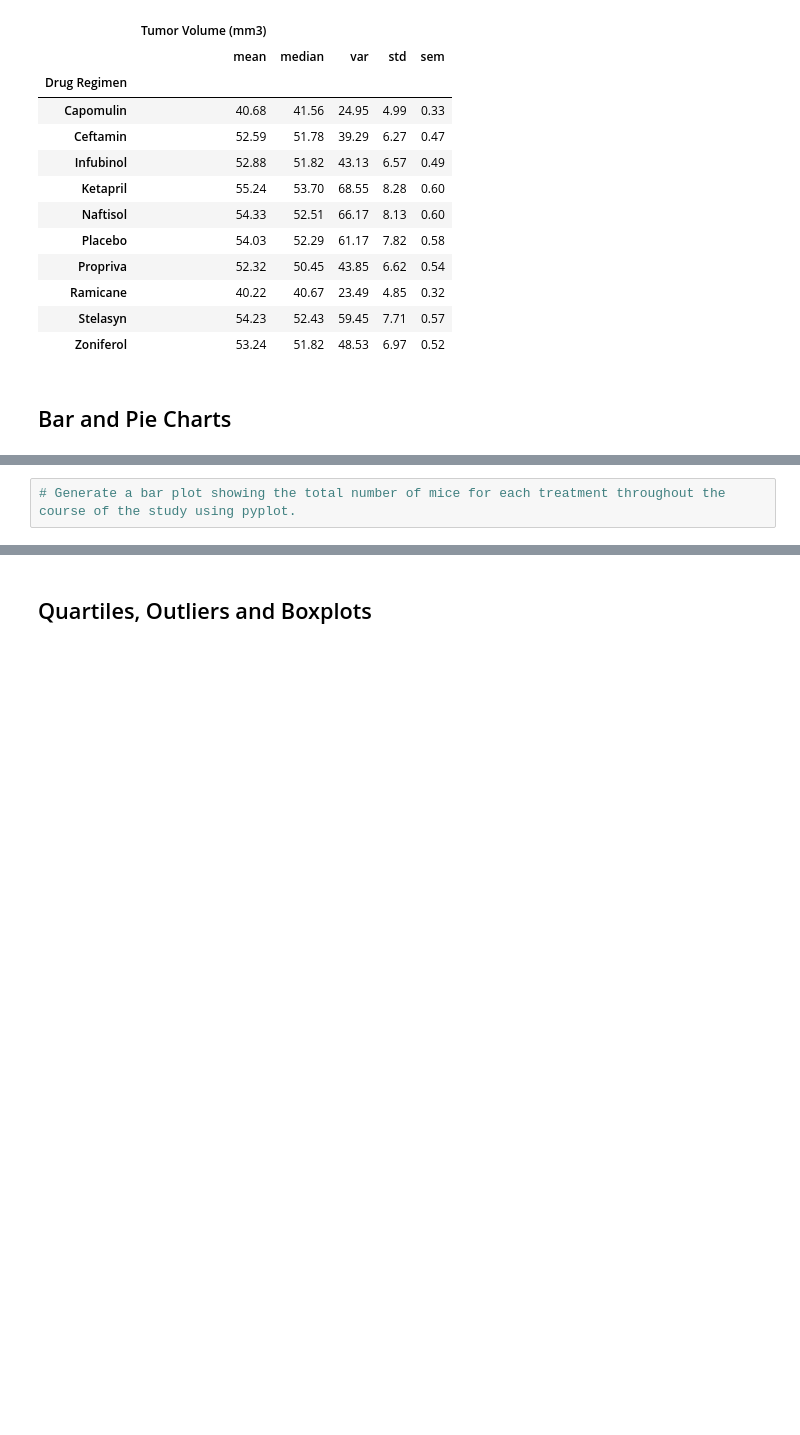
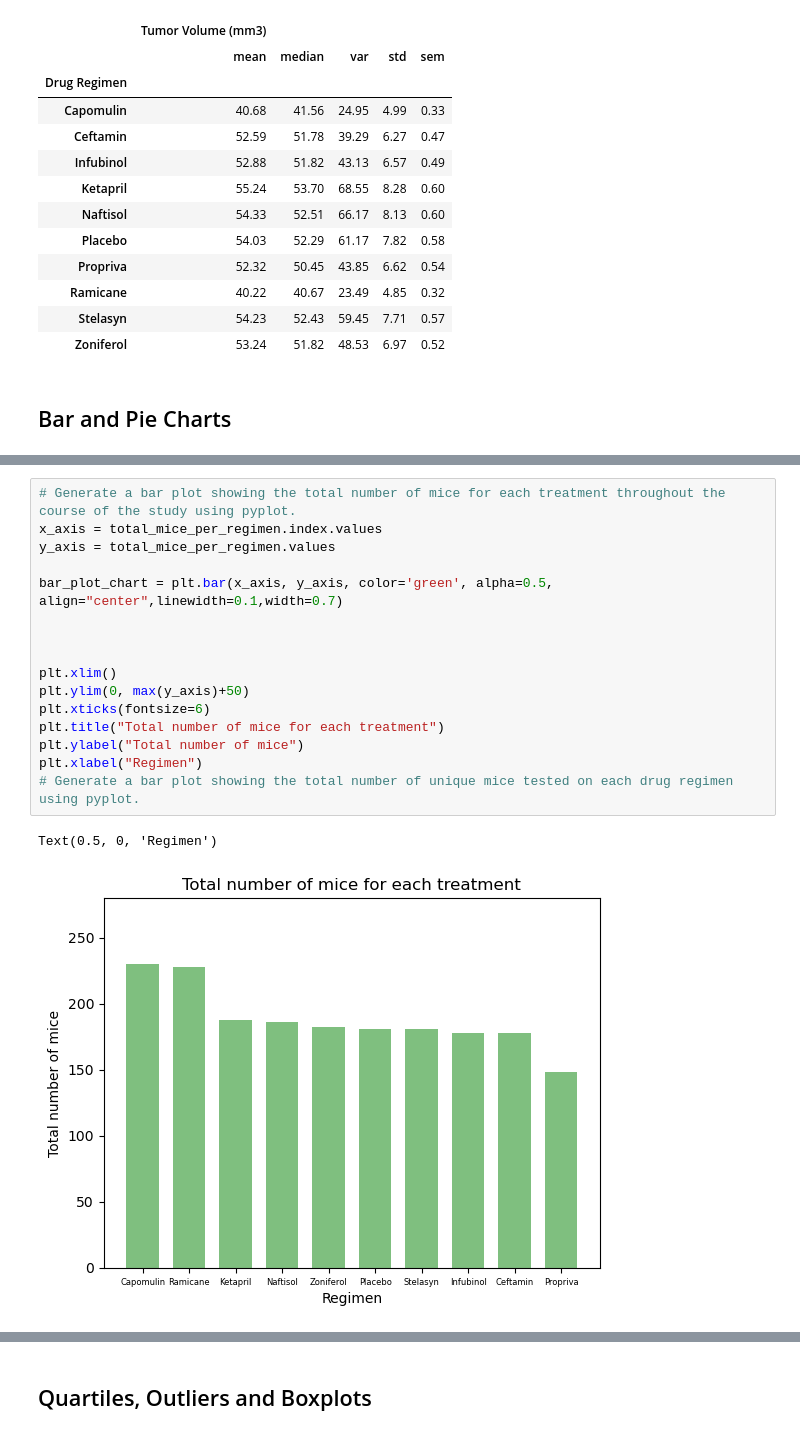
Before and after one commit to FaresKazemi/Matplot.lib_work, a Jupyter notebook: worksheet.ipynb, the cells around one changed output, grey strips where cells are left out. Cells and saved outputs as stored; diff of their text form; blank space fills up the shorter version.

```diff
--- a/worksheet.ipynb
+++ b/worksheet.ipynb
@@ -178,4 +178,21 @@ Text(0, 0.5, 'Total number of mice')
-# %%
-# Generate a bar plot showing the total number of mice for each treatment throughout the course of the study using pyplot.
+# %%
+# Generate a bar plot showing the total number of mice for each treatment throughout the course of the study using pyplot.
+x_axis = total_mice_per_regimen.index.values
+y_axis = total_mice_per_regimen.values
+
+bar_plot_chart = plt.bar(x_axis, y_axis, color='green', alpha=0.5, align="center",linewidth=0.1,width=0.7)
+
+
+
+plt.xlim()
+plt.ylim(0, max(y_axis)+50)
+plt.xticks(fontsize=6)
+plt.title("Total number of mice for each treatment")
+plt.ylabel("Total number of mice")
+plt.xlabel("Regimen")
+# Generate a bar plot showing the total number of unique mice tested on each drug regimen using pyplot.
+# %% [output]
+Text(0.5, 0, 'Regimen')
+[figure, added]
 # %%
 # Generate a pie plot showing the distribution of female versus male mice using pandas
```
Also changed, not shown: parts of 9 cells of this notebook.
